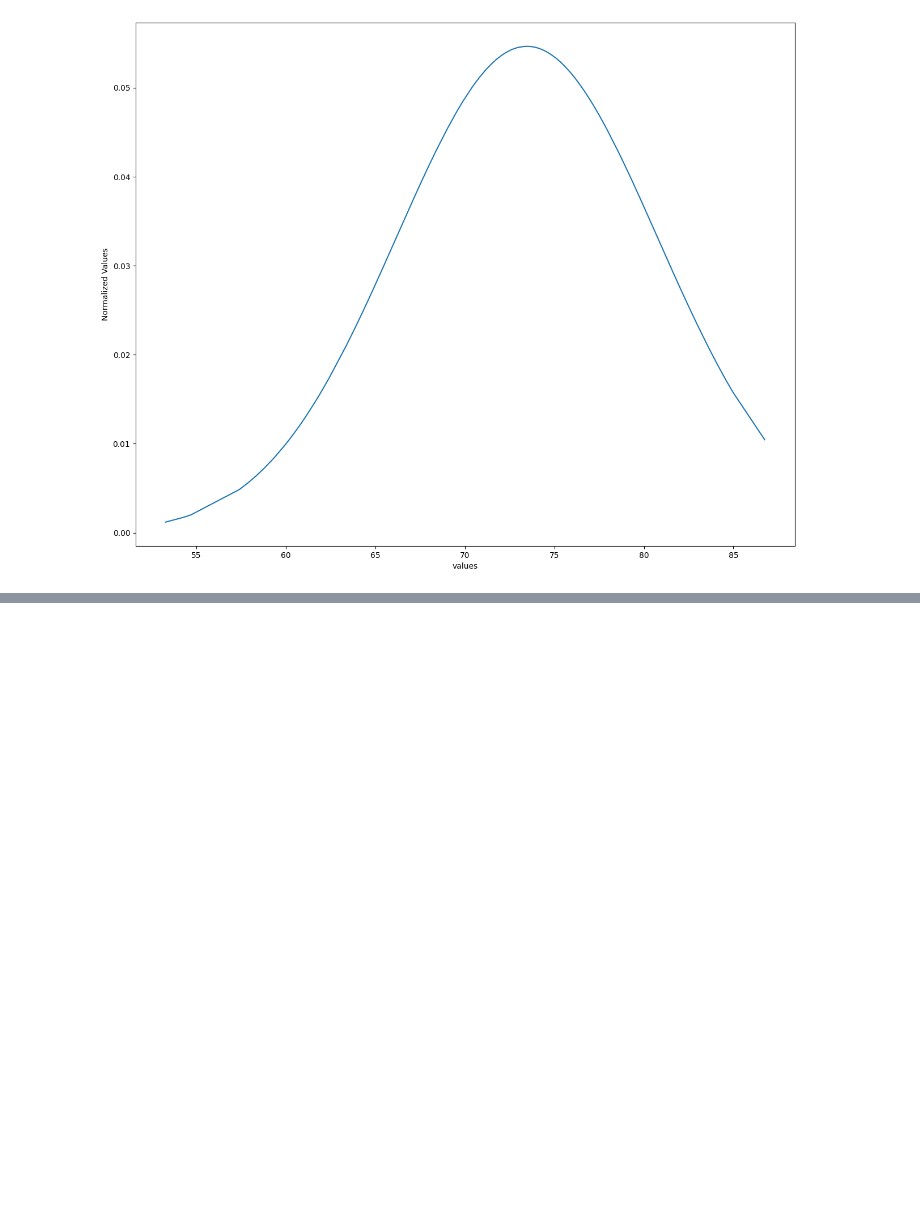
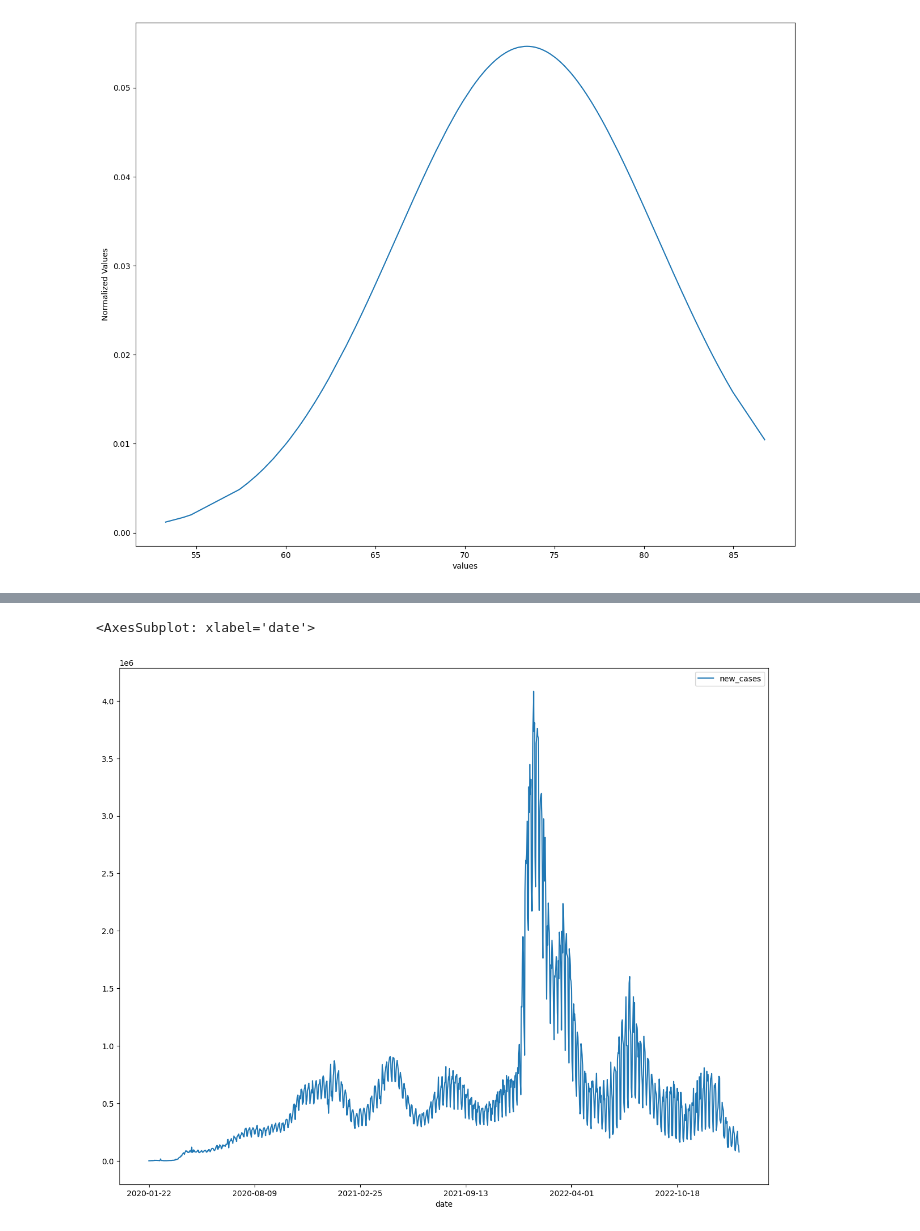
Before and after one commit to TechForEverybody/Applied_Data_Science_Practicals_Sem-8, a Jupyter notebook: Experiment-6/CS8A53_ADS_Experiment_6_ShivkumarChauhan.ipynb, the cells around one changed output, grey strips where cells are left out. Cells and saved outputs as stored; diff of their text form; code cells hidden in the pictures; blank space fills up the shorter version.

```diff
--- a/Experiment-6/CS8A53_ADS_Experiment_6_ShivkumarChauhan.ipynb
+++ b/Experiment-6/CS8A53_ADS_Experiment_6_ShivkumarChauhan.ipynb
@@ -347,0 +363,5 @@ normalDistributionGraphGenarator(Main_Data['life_expectancy'])
+# %%
+Main_Data.plot(x='date', y='new_cases')
+# %% [output]
+<AxesSubplot: xlabel='date'>
+[figure, added]
```
Also changed, not shown: parts of 41 cells of this notebook, 8 other files.
